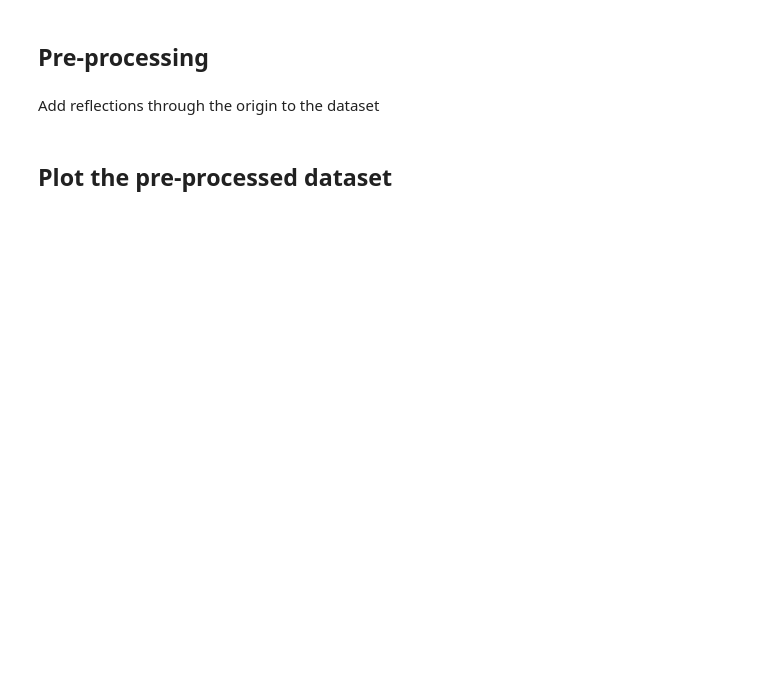
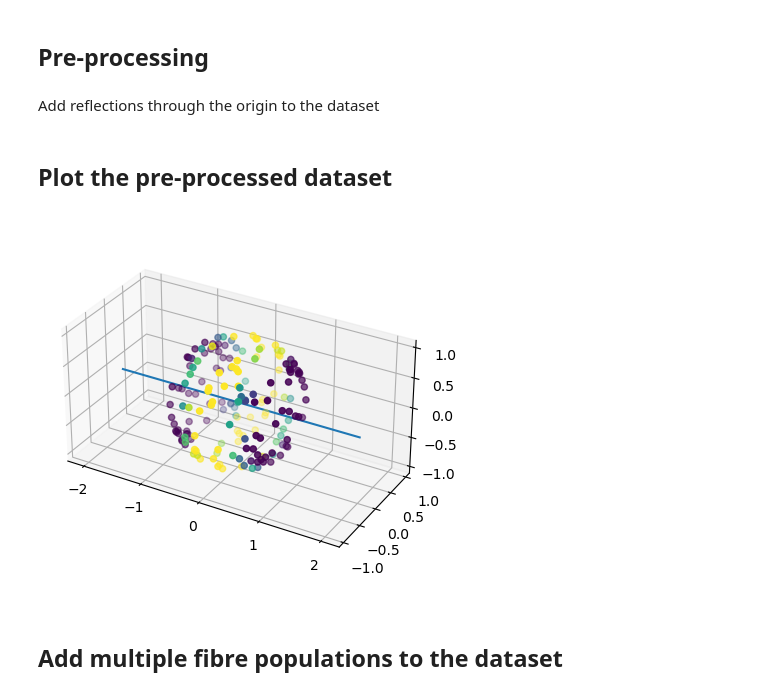
Before and after one commit to AlesRessler/AlesMScProject, a Jupyter notebook: 04 Simulated dataset from diffusion tensor model.ipynb, the cells around one changed output. Cells and saved outputs as stored; diff of their text form; code cells hidden in the pictures; blank space fills up the shorter version.

```diff
--- a/04 Simulated dataset from diffusion tensor model.ipynb
+++ b/04 Simulated dataset from diffusion tensor model.ipynb
@@ -69,7 +73,13 @@ bvals, qhat, dwis = extend_dataset_with_origin_reflections(bvals, qhat, dwis)
 # %%
 voxel = dwis
 
 fig = plt.figure()
 ax = fig.add_subplot(111, projection="3d")
 ax.scatter(qhat[0],qhat[1],qhat[2],c=voxel,vmin=1000,vmax=2000)
+ax.plot([-2,2],[0,0],[0,0])
+ax.set_aspect('equal')
 plt.show()
+# %% [output]
+[figure, added]
+# %% [markdown]
+## Add multiple fibre populations to the dataset
```
Also changed, not shown: parts of 8 cells of this notebook, 1 other file.
